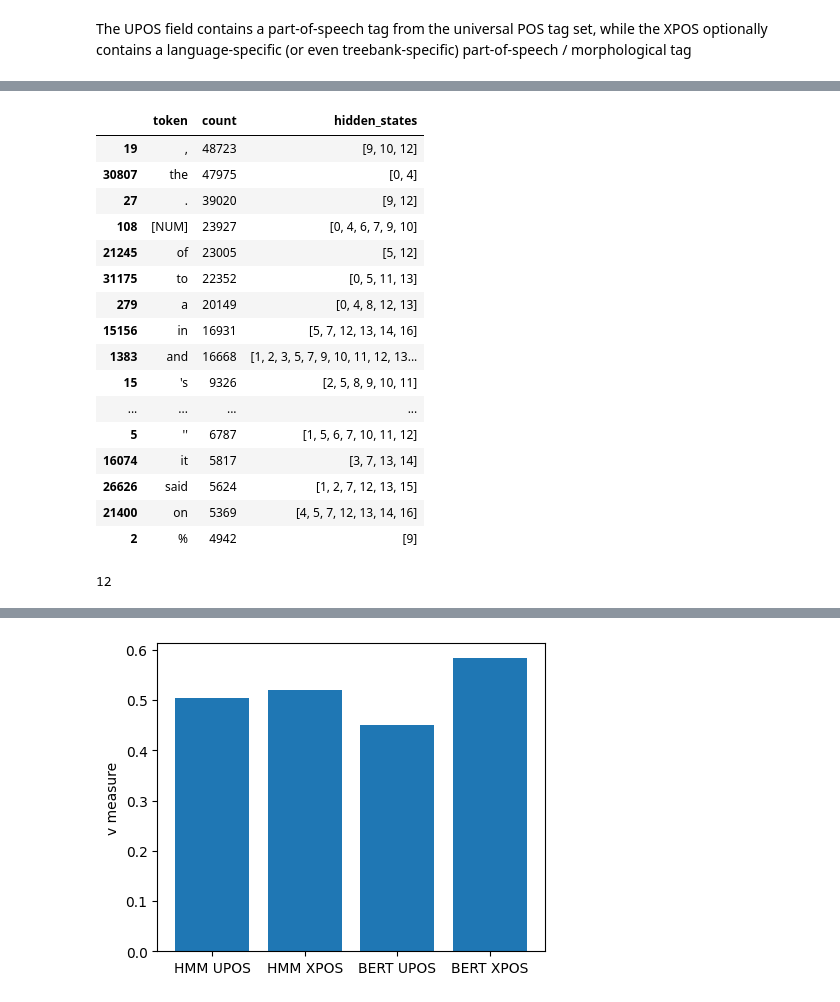
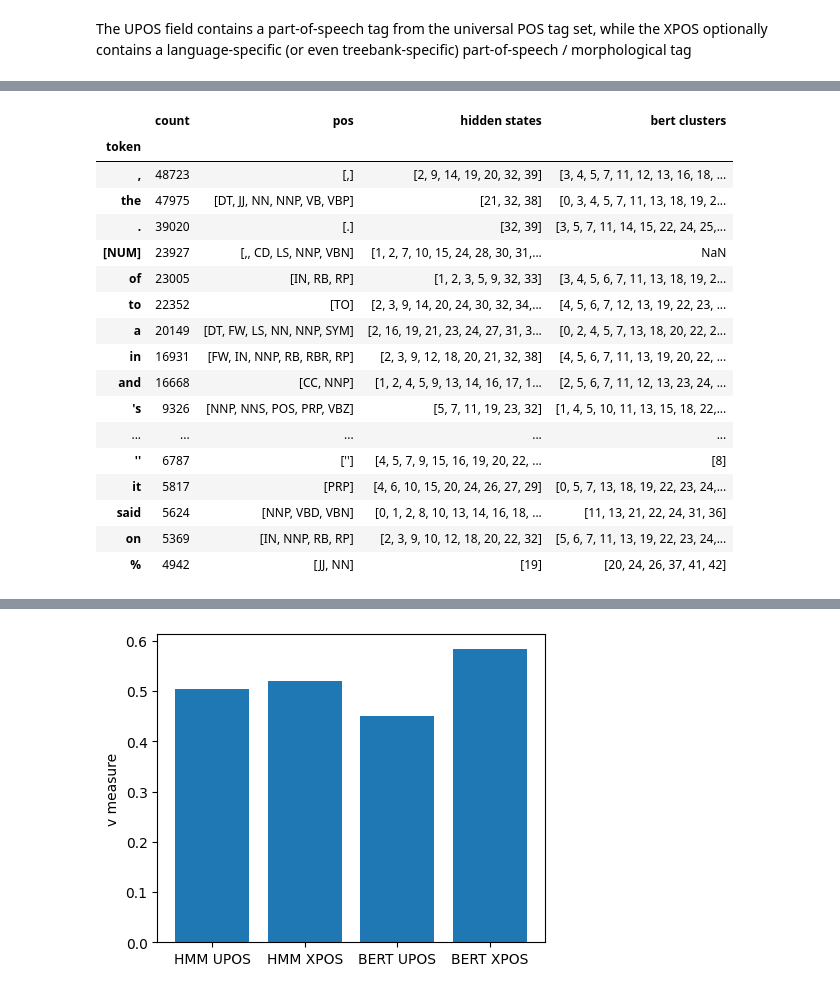
Before and after one commit to WCSin01/nlp_assignment3, a Jupyter notebook: eval_plt.ipynb, the cells around one changed output, grey strips where cells are left out. Drawn from its saved outputs; the diff is of its cells as text; code cells hidden in the pictures.

```diff
--- a/eval_plt.ipynb
+++ b/eval_plt.ipynb
@@ -7,7 +7,7 @@ import matplotlib.pyplot as plt
 from functions import pickle_load
 from process_conllu import ConlluDataset
 # %%
-def merge_word_hidden_pos(viterbi_pos, true_pos, obs_seqs):
+def merge_word_hidden_pos(viterbi_pos: list[list[str]], true_pos: list[list[str]], obs_seqs: list[list[str]]):
     merged_pos = []
     for seq_idx, (pred_hidden_seq, true_hidden_seq, obs_seq) in enumerate(zip(
         viterbi_pos, true_pos, obs_seqs)):
@@ -17,3 +31,32 @@ def merge_word_hidden_pos(viterbi_pos, true_pos, obs_seqs):
+# %%
+def pos_viterbi_bert_word(viterbi_pos_df: pd.DataFrame, k_means_pos_df: pd.DataFrame):
+    pos_to_token = viterbi_pos_df[["pos", "token"]]\
+      .groupby("token")\
+      .agg(count=("token", "count"),
+          pos=("pos", frozenset))\
+      .reset_index()
+    pos_to_token["pos"] = pos_to_token["pos"].apply(sorted)
+    pos_to_token.set_index("token", inplace=True)
+
+    pos_hidden_state_to_token = viterbi_pos_df[["hidden state", "token"]]\
+      .groupby("token")\
+      .agg(count=("token", "count"),
+          hidden_states=("hidden state", frozenset))\
+      .reset_index()
+    pos_hidden_state_to_token["hidden_states"] = pos_hidden_state_to_token["hidden_states"].apply(sorted)
+    pos_hidden_state_to_token.set_index("token", inplace=True)
+
+    pos_clusters_to_token = k_means_pos_df.rename(columns={"word": "token"})[["cluster", "token"]]\
+      .groupby("token")\
+      .agg(count=("token", "count"),
+          clusters=("cluster", frozenset))\
+      .reset_index()
+    pos_clusters_to_token["clusters"] = pos_clusters_to_token["clusters"].apply(sorted)
+    pos_clusters_to_token.set_index("token", inplace=True)
+
+    pos_to_token["hidden states"] = pos_hidden_state_to_token["hidden_states"]
+    pos_to_token["bert clusters"] = pos_clusters_to_token["clusters"]
+    return pos_to_token
 # %%
 hmm_upos_df = pd.read_csv("results/eval_hmm_upos.csv")
 hmm_xpos_df = pd.read_csv("results/eval_hmm_xpos.csv")
@@ -22,6 +65,11 @@ bert_xpos_df = pd.read_csv("results/eval_bert_xpos.csv")
 dataset: ConlluDataset = pickle_load("checkpoints/dataset.pkl")
 viterbi_upos: list[list[int]] = pickle_load("results/viterbi_upos.pkl")
 viterbi_xpos: list[list[int]] = pickle_load("results/viterbi_xpos.pkl")
+k_means_upos_df = pd.read_csv("results/k_means_upos.csv")
+k_means_xpos_df = pd.read_csv("results/k_means_xpos.csv")
+# select best seed from v measure
+k_means_upos_df = k_means_upos_df[k_means_upos_df["seed"] == 4]
+k_means_xpos_df = k_means_xpos_df[k_means_xpos_df["seed"] == 0]
 # %%
 viterbi_upos_df = merge_word_hidden_pos(viterbi_upos, dataset.upos, dataset.sequences)
 viterbi_xpos_df = merge_word_hidden_pos(viterbi_xpos, dataset.xpos, dataset.sequences)
@@ -66,24 +219,22 @@ upos_hidden_state_to_token["hidden_states"] = upos_hidden_state_to_token["hidden
 # %%
-upos_hidden_state_to_token.sort_values("count", ascending=False).head(20)
+xpos_to_token = pos_viterbi_bert_word(viterbi_xpos_df, k_means_xpos_df)
+xpos_to_token.sort_values("count", ascending=False).head(20)
 # %% [output]
-|  | token | count | hidden_states |
-| 19 | , | 48723 | [9, 10, 12] |
-| 30807 | the | 47975 | [0, 4] |
-| 27 | . | 39020 | [9, 12] |
-| 108 | [NUM] | 23927 | [0, 4, 6, 7, 9, 10] |
-| 21245 | of | 23005 | [5, 12] |
-| 31175 | to | 22352 | [0, 5, 11, 13] |
-| 279 | a | 20149 | [0, 4, 8, 12, 13] |
-| 15156 | in | 16931 | [5, 7, 12, 13, 14, 16] |
-| 1383 | and | 16668 | [1, 2, 3, 5, 7, 9, 10, 11, 12, 13... |
-| 15 | 's | 9326 | [2, 5, 8, 9, 10, 11] |
-| ... | ... | ... | ... |
-| 5 | '' | 6787 | [1, 5, 6, 7, 10, 11, 12] |
-| 16074 | it | 5817 | [3, 7, 13, 14] |
-| 26626 | said | 5624 | [1, 2, 7, 12, 13, 15] |
-| 21400 | on | 5369 | [4, 5, 7, 12, 13, 14, 16] |
-| 2 | % | 4942 | [9] |
+|  | count | pos | hidden states | bert clusters |
+| token |  |  |  |  |
+| , | 48723 | [,] | [2, 9, 14, 19, 20, 32, 39] | [3, 4, 5, 7, 11, 12, 13, 16, 18, ... |
+| the | 47975 | [DT, JJ, NN, NNP, VB, VBP] | [21, 32, 38] | [0, 3, 4, 5, 7, 11, 13, 18, 19, 2... |
+| . | 39020 | [.] | [32, 39] | [3, 5, 7, 11, 14, 15, 22, 24, 25,... |
+| [NUM] | 23927 | [,, CD, LS, NNP, VBN] | [1, 2, 7, 10, 15, 24, 28, 30, 31,... | NaN |
+| of | 23005 | [IN, RB, RP] | [1, 2, 3, 5, 9, 32, 33] | [3, 4, 5, 6, 7, 11, 13, 18, 19, 2... |
+| to | 22352 | [TO] | [2, 3, 9, 14, 20, 24, 30, 32, 34,... | [4, 5, 6, 7, 12, 13, 19, 22, 23, ... |
+| a | 20149 | [DT, FW, LS, NN, NNP, SYM] | [2, 16, 19, 21, 23, 24, 27, 31, 3... | [0, 2, 4, 5, 7, 13, 18, 20, 22, 2... |
+| in | 16931 | [FW, IN, NNP, RB, RBR, RP] | [2, 3, 9, 12, 18, 20, 21, 32, 38] | [4, 5, 6, 7, 11, 13, 19, 20, 22, ... |
+| and | 16668 | [CC, NNP] | [1, 2, 4, 5, 9, 13, 14, 16, 17, 1... | [2, 5, 6, 7, 11, 12, 13, 23, 24, ... |
+| 's | 9326 | [NNP, NNS, POS, PRP, VBZ] | [5, 7, 11, 19, 23, 32] | [1, 4, 5, 10, 11, 13, 15, 18, 22,... |
+| ... | ... | ... | ... | ... |
+| '' | 6787 | [''] | [4, 5, 7, 9, 15, 16, 19, 20, 22, ... | [8] |
+| it | 5817 | [PRP] | [4, 6, 10, 15, 20, 24, 26, 27, 29] | [0, 5, 7, 13, 18, 19, 22, 23, 24,... |
+| said | 5624 | [NNP, VBD, VBN] | [0, 1, 2, 8, 10, 13, 14, 16, 18, ... | [11, 13, 21, 22, 24, 31, 36] |
+| on | 5369 | [IN, NNP, RB, RP] | [2, 3, 9, 10, 12, 18, 20, 22, 32] | [5, 6, 7, 11, 13, 19, 22, 23, 24,... |
+| % | 4942 | [JJ, NN] | [19] | [20, 24, 26, 37, 41, 42] |
-# %%
-max([len(s) for s in upos_hidden_state_to_token["hidden_states"]])
-# %% [output]
-12
```
Also changed, not shown: parts of 23 cells of this notebook.
